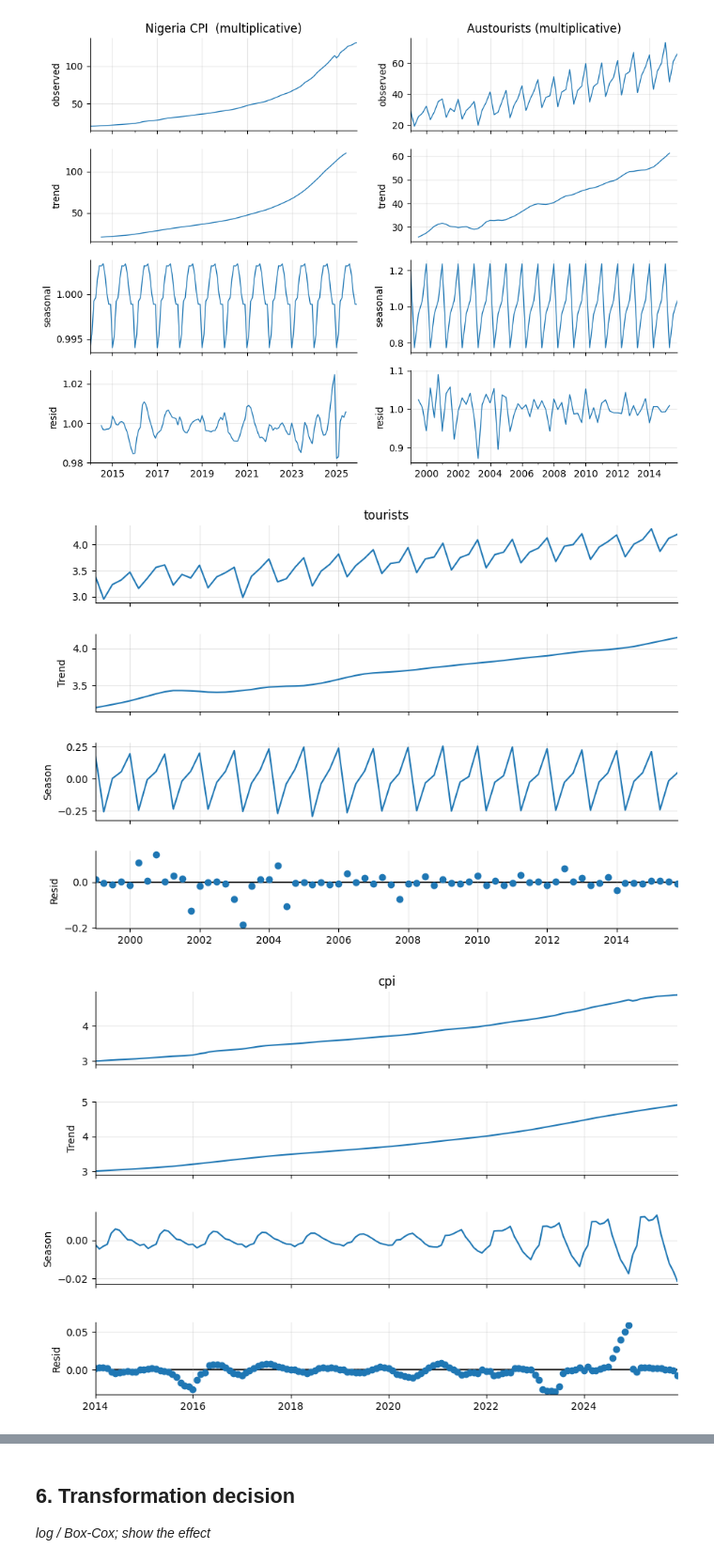
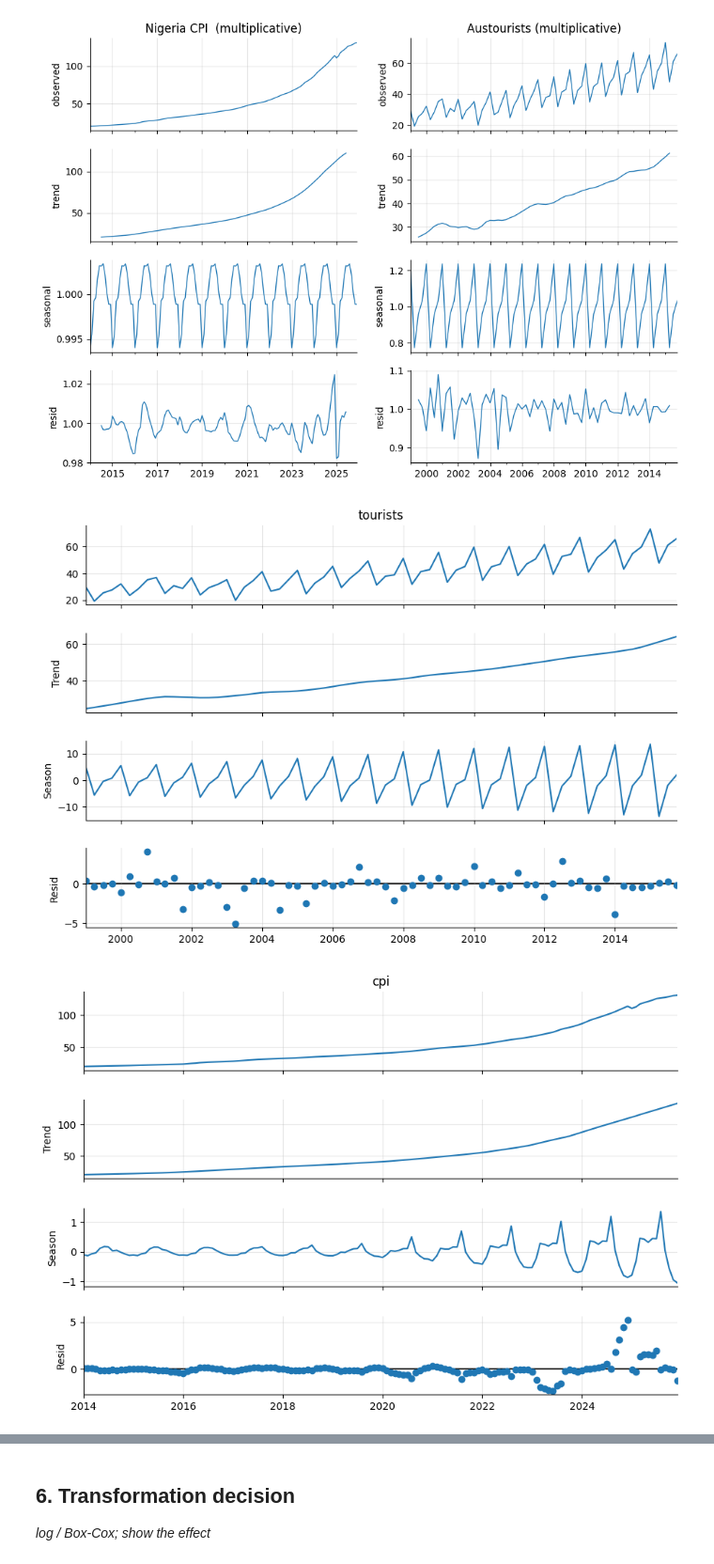
Before and after one commit to Favour-Fregene/NUTDTS816_Course_Repository, a Jupyter notebook: notebooks/assessments/A1_starter.ipynb, the cells around one changed output, grey strips where cells are left out. Shown at 94% size. Cells and saved outputs as stored; diff of their text form; code cells hidden in the pictures.

```diff
--- a/notebooks/assessments/A1_starter.ipynb
+++ b/notebooks/assessments/A1_starter.ipynb
@@ -326,16 +326,16 @@ for col, (dec, name) in enumerate([(dec_cpi, 'Nigeria CPI  (multiplicative)'), (
 # %%
 # STL: Seasonal-Trend decomposition using LOESS(austourists)
 from statsmodels.tsa.seasonal import STL
-stl_at = STL(np.log(at), period=4, seasonal=7, robust=True).fit()
+stl_at = STL(at, period=4, seasonal=7, robust=True).fit()
 fig = stl_at.plot(); fig.set_size_inches(9, 7)
 # %% [output]
-[figure, old version]
+[figure, new version]
 # %%
 # STL: Seasonal-Trend decomposition using LOESS(nigeria cpi)
 from statsmodels.tsa.seasonal import STL
-stl_cpi = STL(np.log(cpi), period=12, seasonal=13, robust=True).fit()
+stl_cpi = STL(cpi, period=12, seasonal=13, robust=True).fit()
 fig = stl_cpi.plot(); fig.set_size_inches(9, 7)
 # %% [output]
-[figure, old version]
+[figure, new version]
 # %% [markdown]
 Commentary:
```
Also changed, not shown: parts of 10 cells of this notebook.
